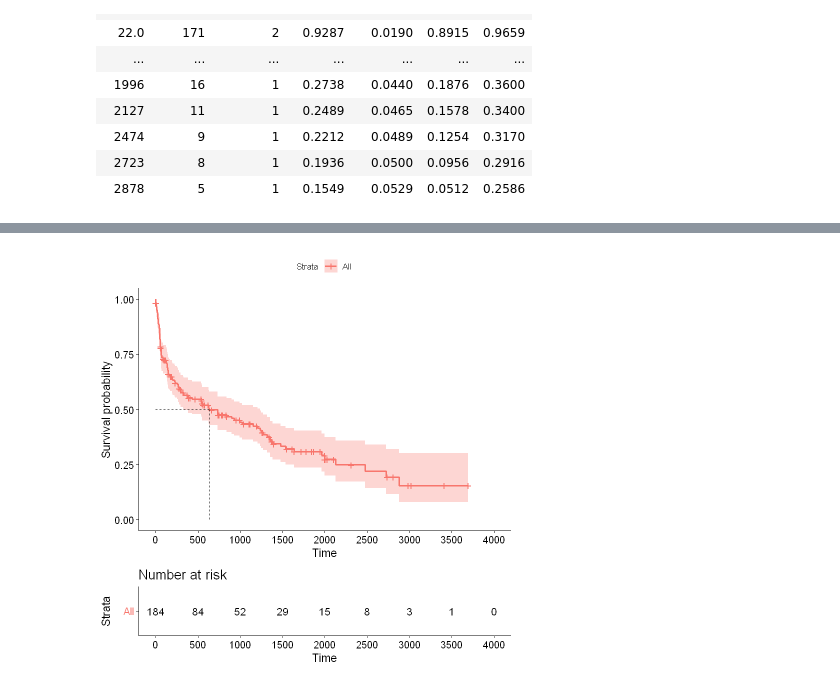
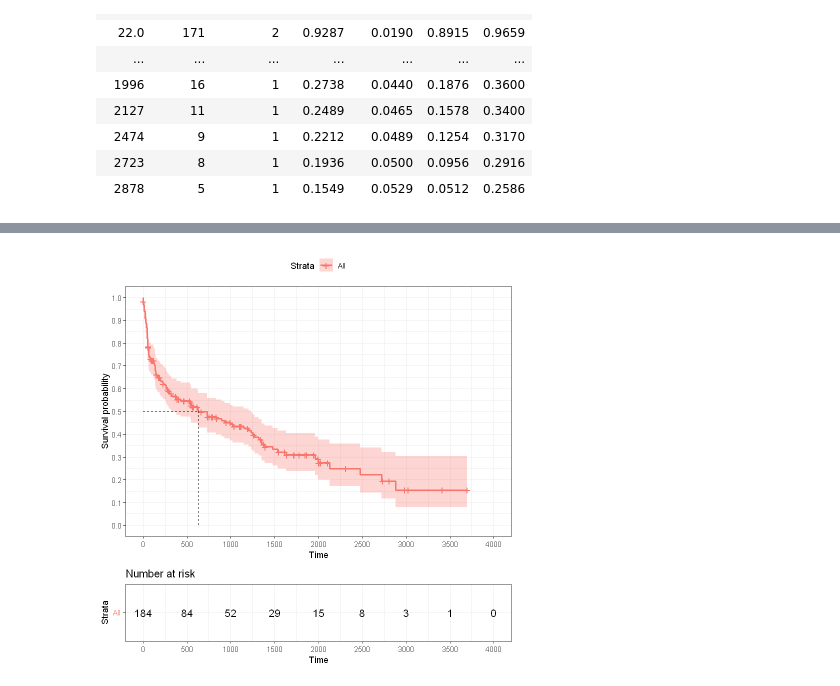
Before and after one commit to kamilpytlak/statistical-tests, a Jupyter notebook: kaplan-meier.ipynb, the cells around one changed output, grey strips where cells are left out. Drawn from its saved outputs; the diff is of its cells as text; code cells hidden in the pictures.

Commit message:
Aesthetic corrections to the survival plot

```diff
--- a/kaplan-meier.ipynb
+++ b/kaplan-meier.ipynb
@@ -146,7 +146,9 @@ Call: survfit(formula = Surv(time, status) ~ 1, data = stanford2)
 # %%
 ggsurvplot(km_fit,
            risk.table = TRUE,
            surv.median.line = "hv",
-           break.x.by = 500)
+           break.x.by = 500,
+           break.y.by = 0.10,
+           ggtheme = theme_bw())
 # %% [output]
-[figure, old version]
+[figure, new version]
```
